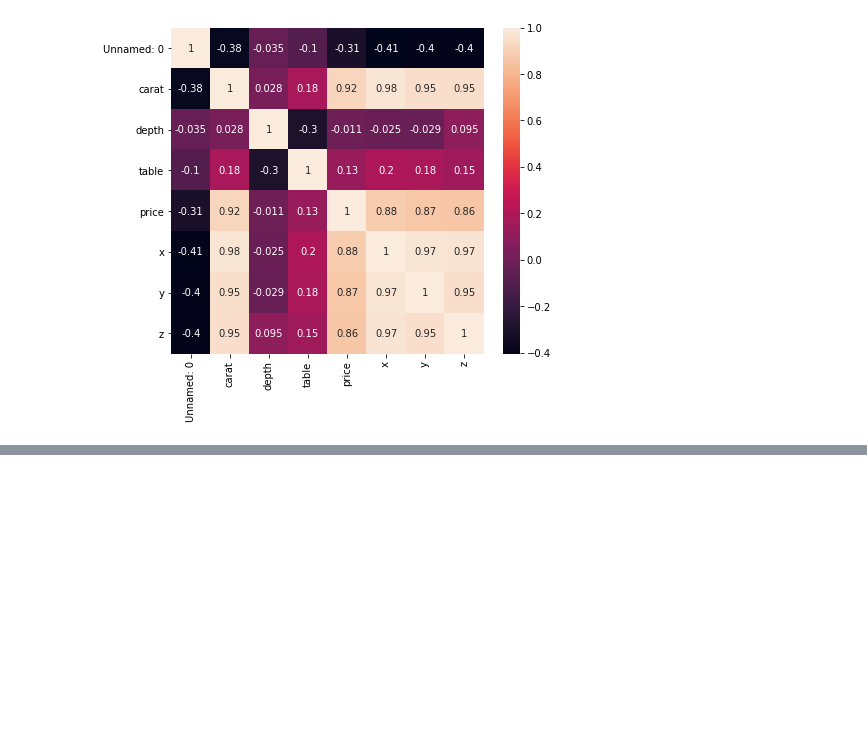
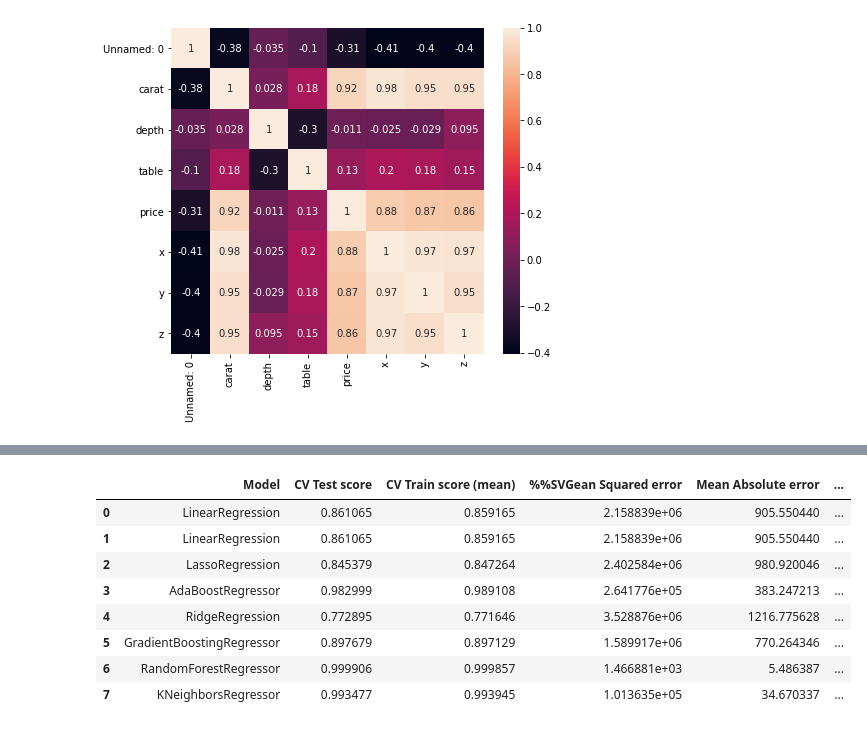
Before and after one commit to Diego07101985/mineracao-dados, a Jupyter notebook: mineracao_dados.ipynb, the cells around one changed output, grey strips where cells are left out. Drawn from its saved outputs; the diff is of its cells as text; code cells hidden in the pictures; blank space fills up the shorter version.

```diff
--- a/mineracao_dados.ipynb
+++ b/mineracao_dados.ipynb
@@ -508,0 +524,9 @@ plt.show()
+# %%
+# Blank lists for all the details
+model_=[]
+cv_score_test=[]
+cv_score_train=[]
+mse_=[]
+mae_=[]
+rmse_=[]
+r2_=[]
@@ -508,0 +679,14 @@ plt.show()
+# %%
+accuracy_data=pd.DataFrame(zip(model_, cv_score_test, cv_score_train, mse_, mae_, rmse_, r2_), columns=['Model', 'CV Test score', 'CV Train score (mean)', '%%SVGean Squared error', 'Mean Absolute error', 'Root Mean Squared error', 'R2 Score'])
+# %%
+accuracy_data
+# %% [output]
+|  | Model | CV Test score | CV Train score (mean) | %%SVGean Squared error | Mean Absolute error | ... |
+| 0 | LinearRegression | 0.861065 | 0.859165 | 2.158839e+06 | 905.550440 | ... |
+| 1 | LinearRegression | 0.861065 | 0.859165 | 2.158839e+06 | 905.550440 | ... |
+| 2 | LassoRegression | 0.845379 | 0.847264 | 2.402584e+06 | 980.920046 | ... |
+| 3 | AdaBoostRegressor | 0.982999 | 0.989108 | 2.641776e+05 | 383.247213 | ... |
+| 4 | RidgeRegression | 0.772895 | 0.771646 | 3.528876e+06 | 1216.775628 | ... |
+| 5 | GradientBoostingRegressor | 0.897679 | 0.897129 | 1.589917e+06 | 770.264346 | ... |
+| 6 | RandomForestRegressor | 0.999906 | 0.999857 | 1.466881e+03 | 5.486387 | ... |
+| 7 | KNeighborsRegressor | 0.993477 | 0.993945 | 1.013635e+05 | 34.670337 | ... |
```
Also changed, not shown: parts of 13 cells of this notebook, 1 other file.
